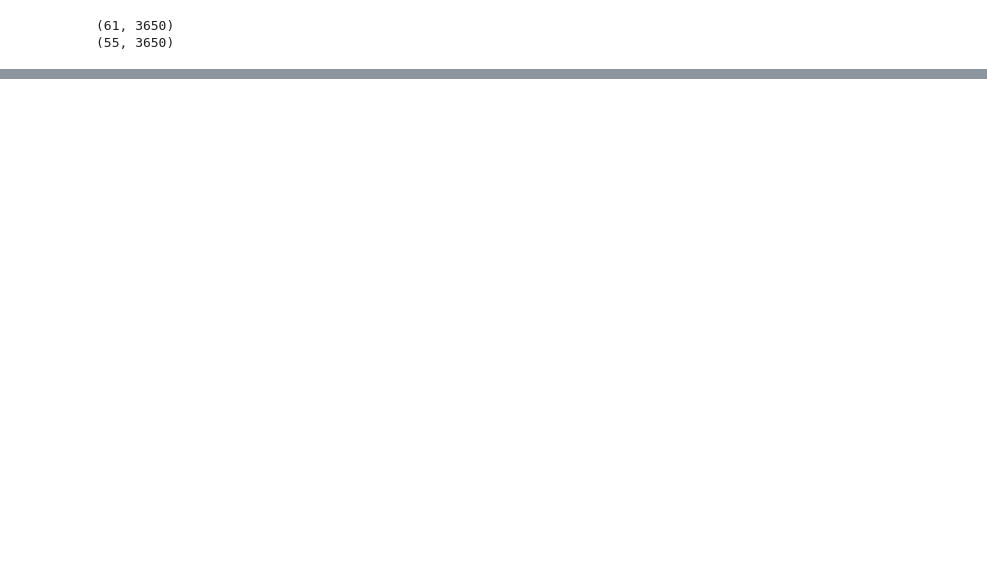
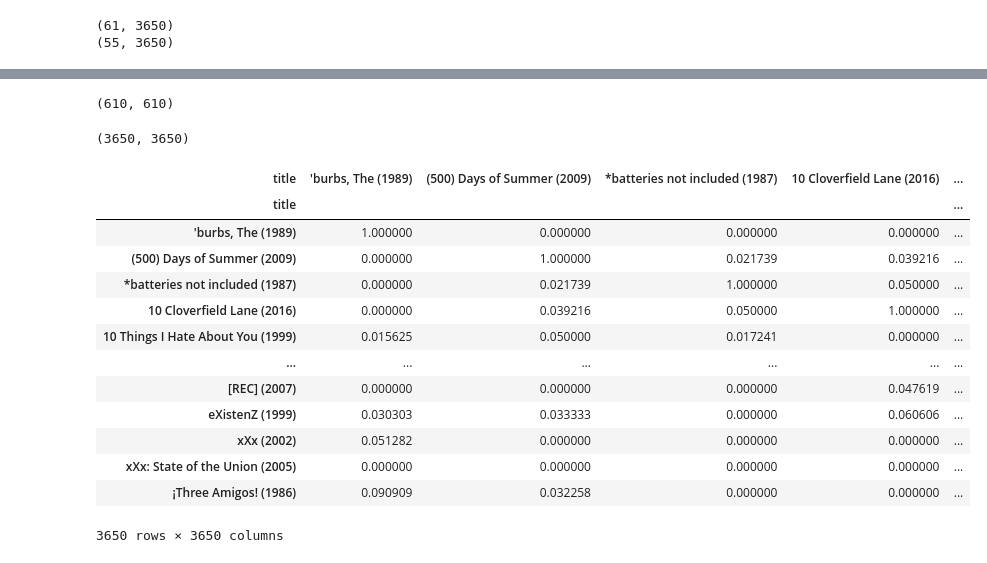
Before and after one commit to GeorgiaKp/MovieRecommender, a Jupyter notebook: MovieRecommender.ipynb, the cells around one changed output, grey strips where cells are left out. Saved outputs shown, nothing was run; the diff lists cells and outputs as text; code cells hidden in the pictures; blank space fills up the shorter version.

```diff
--- a/MovieRecommender.ipynb
+++ b/MovieRecommender.ipynb
@@ -597,3 +742,38 @@ l
+# %%
+user_similarity_jaccard.shape
+# %% [output]
+(610, 610)
+# %%
+jaccard_distances = pdist(piv_jac.T, metric='jaccard')
+
+# Convert the distances to a square matrix
+jaccard_distances = squareform(jaccard_distances)
+jaccard_similarity = 1-jaccard_distances
+item_similarity_jaccard = jaccard_similarity
+# %%
+item_similarity_jaccard.shape
+# %% [output]
+(3650, 3650)
+# %%
+item_sim_jac_df = pd.DataFrame(item_similarity_jaccard, index = piv_adj.index, columns = piv_adj.index)
+user_sim_jac_df = pd.DataFrame(user_similarity_jaccard, index = piv_adj.columns, columns = piv_adj.columns)
+# %%
+item_sim_jac_df
+# %% [output]
+| title | 'burbs, The (1989) | (500) Days of Summer (2009) | *batteries not included (1987) | 10 Cloverfield Lane (2016) | ... |
+| title |  |  |  |  | ... |
+| 'burbs, The (1989) | 1.000000 | 0.000000 | 0.000000 | 0.000000 | ... |
+| (500) Days of Summer (2009) | 0.000000 | 1.000000 | 0.021739 | 0.039216 | ... |
+| *batteries not included (1987) | 0.000000 | 0.021739 | 1.000000 | 0.050000 | ... |
+| 10 Cloverfield Lane (2016) | 0.000000 | 0.039216 | 0.050000 | 1.000000 | ... |
+| 10 Things I Hate About You (1999) | 0.015625 | 0.050000 | 0.017241 | 0.000000 | ... |
+| ... | ... | ... | ... | ... | ... |
+| [REC] (2007) | 0.000000 | 0.000000 | 0.000000 | 0.047619 | ... |
+| eXistenZ (1999) | 0.030303 | 0.033333 | 0.000000 | 0.060606 | ... |
+| xXx (2002) | 0.051282 | 0.000000 | 0.000000 | 0.000000 | ... |
+| xXx: State of the Union (2005) | 0.000000 | 0.000000 | 0.000000 | 0.000000 | ... |
+| ¡Three Amigos! (1986) | 0.090909 | 0.032258 | 0.000000 | 0.000000 | ... |
+3650 rows × 3650 columns
 # %%
 jaccard_score(k,j, average='weighted')
 # %%
```
Also changed, not shown: parts of 60 cells of this notebook.
